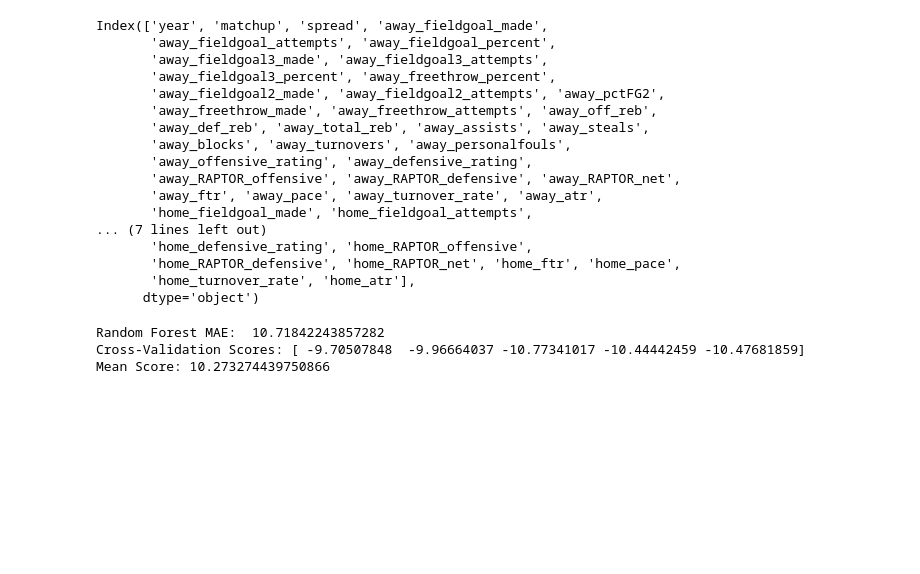
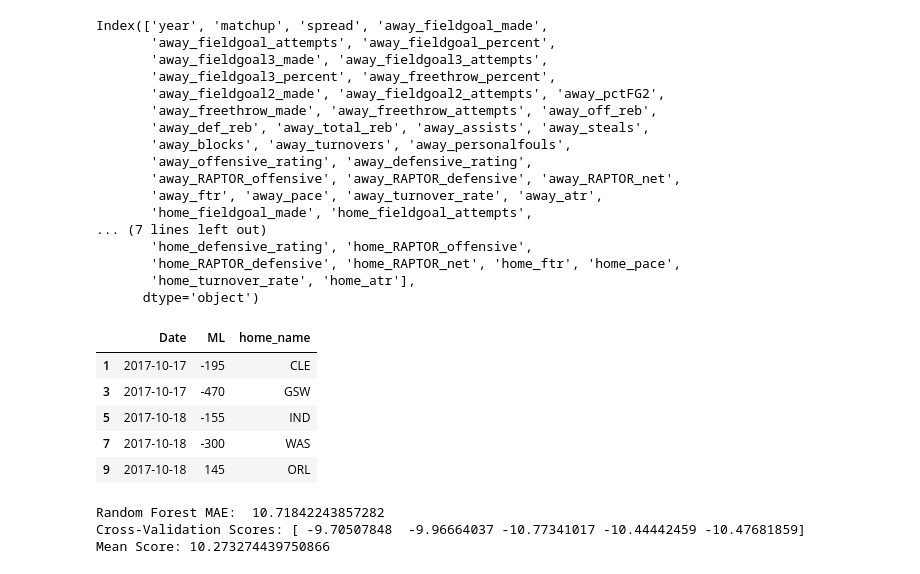
Before and after one commit to masonboyles/COMP_562_PROJ, a Jupyter notebook: final_project.ipynb, the cells around one changed output. Cells and saved outputs as stored; diff of their text form; code cells hidden in the pictures; blank space fills up the shorter version.

Commit message:
Moneyline Table Completed

```diff
--- a/final_project.ipynb
+++ b/final_project.ipynb
@@ -111,6 +111,91 @@ Index(['year', 'matchup', 'spread', 'away_fieldgoal_made',
        'home_RAPTOR_defensive', 'home_RAPTOR_net', 'home_ftr', 'home_pace',
        'home_turnover_rate', 'home_atr'],
       dtype='object')
+# %%
+import requests
+from bs4 import BeautifulSoup
+
+headers = {
+    'User-Agent': 'Mozilla/5.0 (Macintosh; Intel Mac OS X 10_10_1) AppleWebKit/537.36 (KHTML, like Gecko) Chrome/39.0.2171.95 Safari/537.36'
+}
+links = [
+    "https://www.sportsbookreviewsonline.com/scoresoddsarchives/nba-odds-2017-18/",
+    "https://www.sportsbookreviewsonline.com/scoresoddsarchives/nba-odds-2018-19/",
+    "https://www.sportsbookreviewsonline.com/scoresoddsarchives/nba-odds-2019-20/",
+    "https://www.sportsbookreviewsonline.com/scoresoddsarchives/nba-odds-2020-21/",
+    "https://www.sportsbookreviewsonline.com/scoresoddsarchives/nba-odds-2021-22/",
+    "https://www.sportsbookreviewsonline.com/scoresoddsarchives/nba-odds-2022-23/"
+]
+def create_ml_table(link:str, year:int):
+    page = requests.get(link, headers= headers)
+    soup = BeautifulSoup(page.text, 'html.parser')
+    table = soup.find('table', class_ = "table bg-white table-hover table-bordered table-sm")
+    df = pd.DataFrame(columns = ['Date', 'Rot', 'VH', 'Team', '1st', '2nd', '3rd', '4th', 'Final', 'Open', 'Close', 'ML', '2H'])
+    for row in table.find_all('tr'):
+        data = []
+        for cell in row.find_all('td'):
+            data.append(cell.text.strip())
+        if len(data) == len(df.columns):
+            df.loc[len(df)] = data
+    df = df.drop(df.index[0])
+    df['year'] = year
+    return df
+year = 2017
+ml_table= pd.DataFrame()
+for link in links:
+    ml_table = pd.concat([ml_table, create_ml_table(link, year)], ignore_index=True)
+    year+=1
+
+ml_table = ml_table[ml_table['VH'] == 'H'].iloc[:, [0, 3, 11,13]]
+ml_table['Date'] = ml_table['Date'].apply(lambda x: '0' + x if len(x) == 1 else x)
+
+# Combine "date" and "year" columns into "GAME_DATE_EST" column
+ml_table['Date'] = ml_table['year'].astype(str) + '-' + ml_table['Date'].str[:2] + '-' + ml_table['Date'].str[-2:]
+ml_table = ml_table.drop(columns=['year'])
+
+team_mapping = {
+    "LALakers": "LAL",
+    "Boston": "BOS",
+    "GoldenState": "GSW",
+    "Miami": "MIA",
+    "SanAntonio": "SAS",
+    "Brooklyn": "BKN",
+    "Memphis": "MEM",
+    "Detroit": "DET",
+    "Toronto": "TOR",
+    "Indiana": "IND",
+    "Atlanta": "ATL",
+    "Minnesota": "MIN",
+    "NewYork": "NYK",
+    "Washington": "WAS",
+    "Phoenix": "PHX",
+    "Utah": "UTA",
+    "Sacramento": "SAC",
+    "Philadelphia": "PHI",
+    "Charlotte": "CHA",
+    "Houston": "HOU",
+    "Portland": "POR",
+    "Orlando": "ORL",
+    "Chicago": "CHI",
+    "Milwaukee": "MIL",
+    "Dallas": "DAL",
+    "Denver": "DEN",
+    "NewOrleans": "NOP",
+    "Cleveland": "CLE",
+    "OklahomaCity": "OKC",
+    "LAClippers": "LAC"
+}
+ml_table['home_name'] = ml_table['Team'].map(team_mapping)
+ml_table = ml_table.drop(columns=['Team'])
+
+ml_table.head()
+# %% [output]
+|  | Date | ML | home_name |
+| 1 | 2017-10-17 | -195 | CLE |
+| 3 | 2017-10-17 | -470 | GSW |
+| 5 | 2017-10-18 | -155 | IND |
+| 7 | 2017-10-18 | -300 | WAS |
+| 9 | 2017-10-18 | 145 | ORL |
 # %%
 from sklearn.model_selection import train_test_split
 from sklearn.metrics import mean_absolute_error
```
